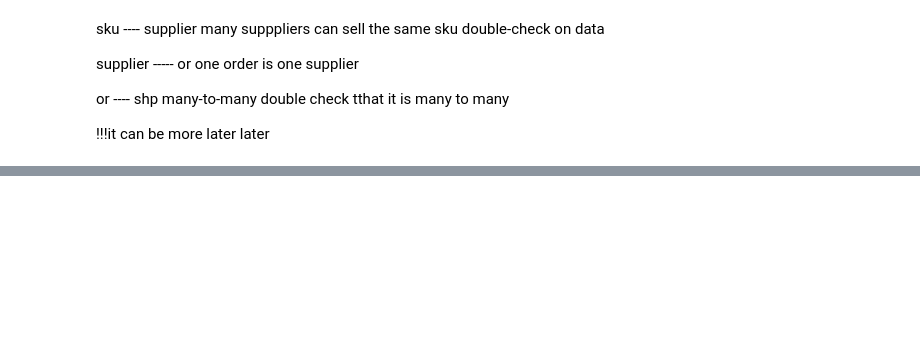
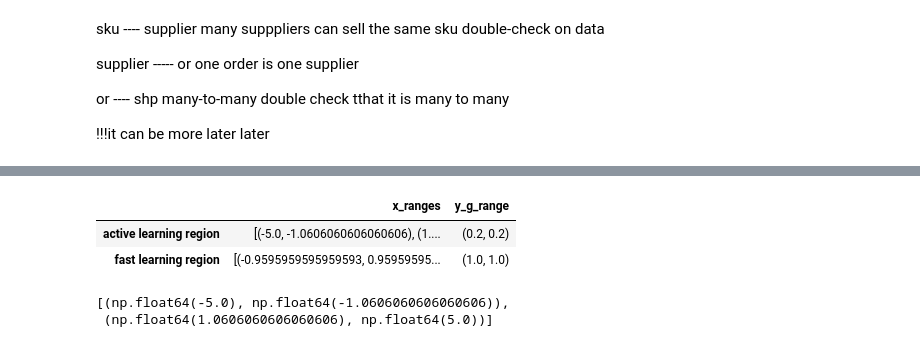
Before and after one commit to ivan-liuliaev/deep_learning_fsu, a Jupyter notebook: assignment_1.ipynb, the cells around one changed output, grey strips where cells are left out. Drawn from its saved outputs; the diff is of its cells as text; code cells hidden in the pictures; blank space fills up the shorter version.

```diff
--- a/assignment_1.ipynb
+++ b/assignment_1.ipynb
@@ -246,0 +148,39 @@ import pandas as pd
+# %%
+# Create a dictionary to store the ranges for each region
+region_ranges = {}
+
+for region in df["region"].unique():
+    region_df = df[df["region"] == region]
+
+    # Identify distinct contiguous subregions
+    subregions = []
+    sorted_x = sorted(region_df["x"].unique())
+
+    start = sorted_x[0]
+    prev = start
+
+    for x in sorted_x[1:]:
+        if x - prev > (sorted_x[1] - sorted_x[0]) * 1.5:  # Detecting gaps
+            subregions.append((start, prev))
+            start = x
+        prev = x
+
+    subregions.append((start, prev))  # Add the last segment
+    y_range = (region_df["y_g"].min(), region_df["y_g"].max())
+
+    region_ranges[region] = {"x_ranges": subregions, "y_g_range": y_range}
+
+# Convert to DataFrame for better visualization
+region_ranges_df = pd.DataFrame.from_dict(region_ranges, orient="index")
+
+# Display the results
+region_ranges_df
+# %% [output]
+|  | x_ranges | y_g_range |
+| active learning region | [(-5.0, -1.0606060606060606), (1.... | (0.2, 0.2) |
+| fast learning region | [(-0.9595959595959593, 0.95959595... | (1.0, 1.0) |
+# %%
+region_ranges_df.iloc[0,0]
+# %% [output]
+[(np.float64(-5.0), np.float64(-1.0606060606060606)),
+ (np.float64(1.0606060606060606), np.float64(5.0))]
```
Also changed, not shown: parts of 19 cells of this notebook, 1 other file.
